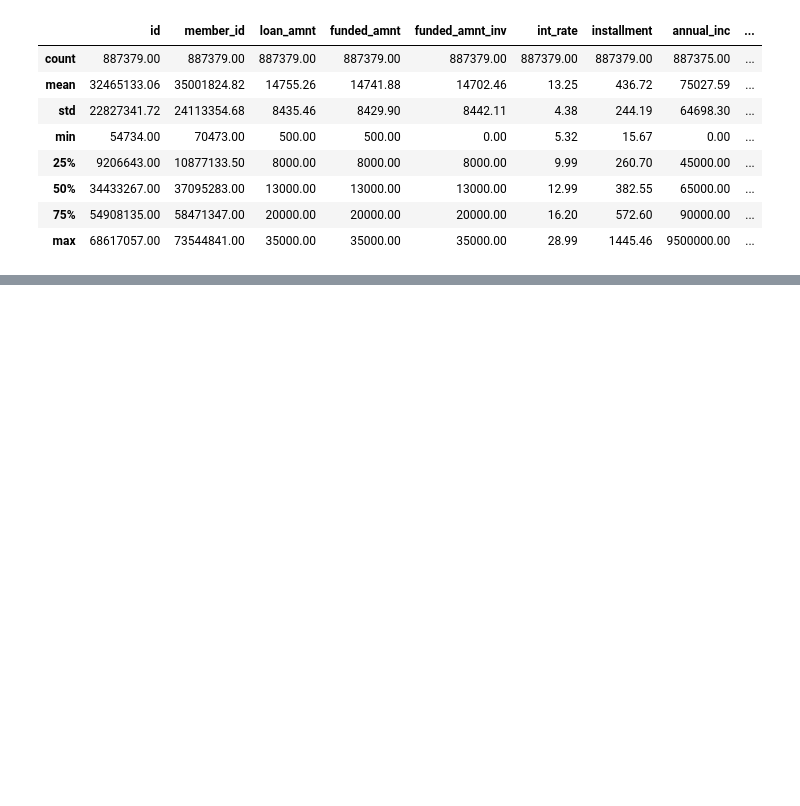
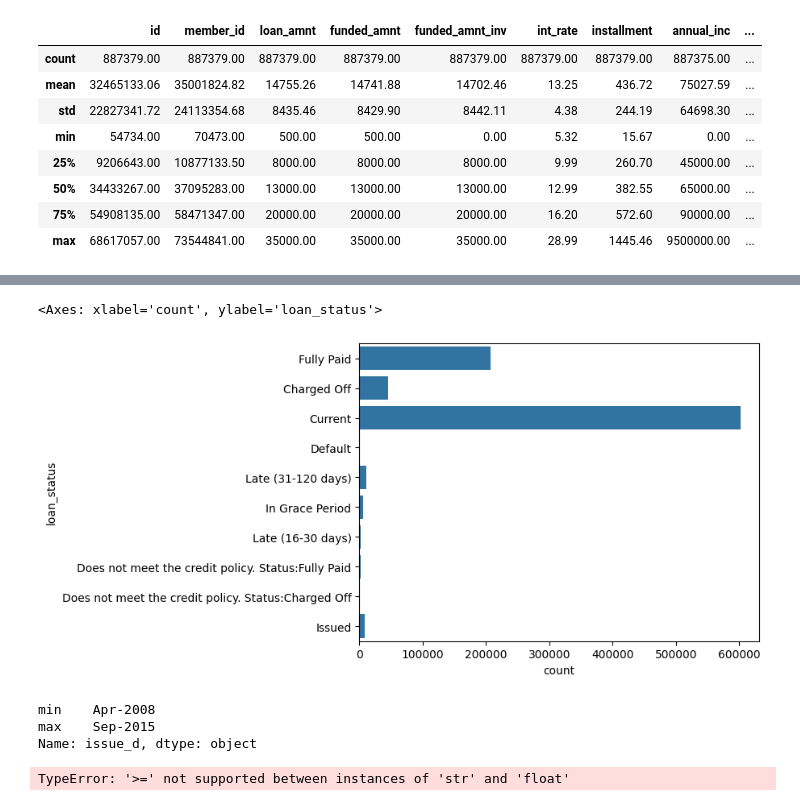
Before and after one commit to Oren-Ben/projects, a Jupyter notebook: charge_off_kaggle/co_prediction.ipynb, the cells around one changed output, grey strips where cells are left out. Cells and saved outputs as stored; diff of their text form; code cells hidden in the pictures; blank space fills up the shorter version.

```diff
--- a/charge_off_kaggle/co_prediction.ipynb
+++ b/charge_off_kaggle/co_prediction.ipynb
@@ -116,0 +182,16 @@ need_to_think = ['zip_code','policy_code']
+# %%
+sns.countplot(data=data, y='loan_status')#.set_xscale("log")
+# %% [output]
+<Axes: xlabel='count', ylabel='loan_status'>
+[figure, added]
+# %%
+# need to tansform the label - to paid and co
+data['issue_d'].agg(['min','max'])
+# %% [output]
+min    Apr-2008
+max    Sep-2015
+Name: issue_d, dtype: object
+# %%
+data['last_pymnt_d'].max()
+# %% [output]
+TypeError: '>=' not supported between instances of 'str' and 'float'
```
Also changed, not shown: parts of 16 cells of this notebook, 1 other file.
